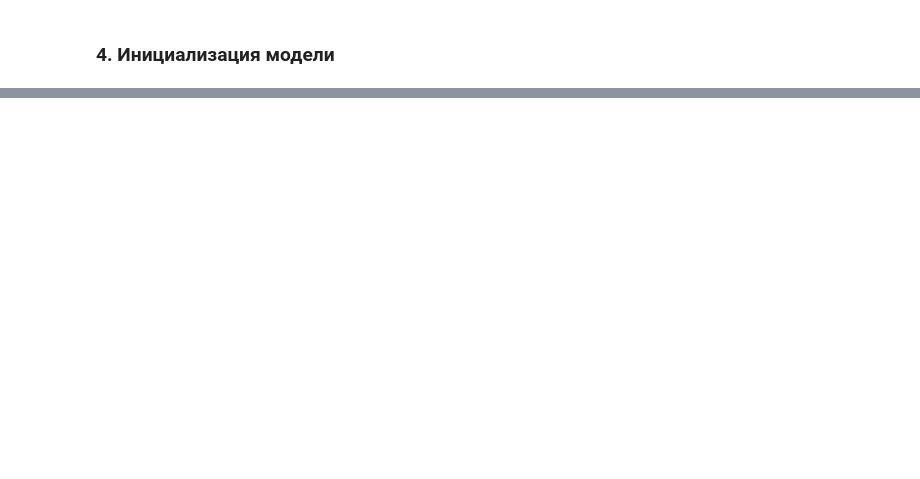
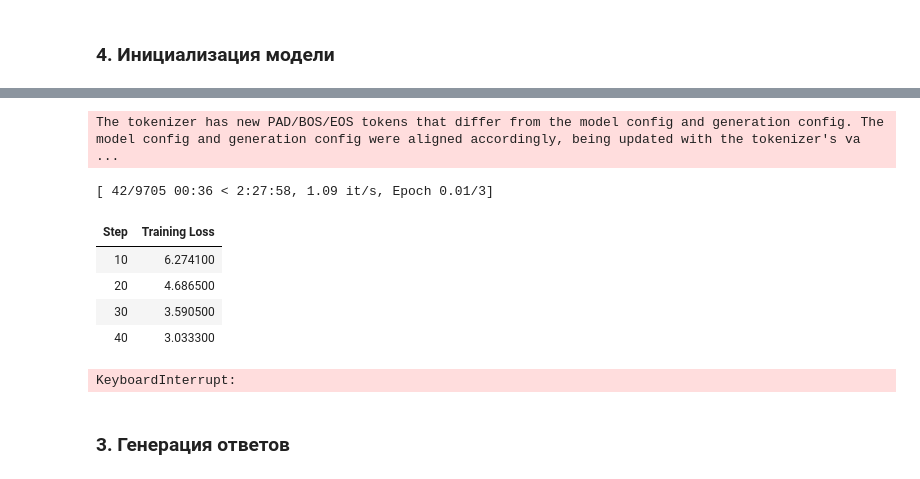
Before and after one commit to di049/LLM_pretrain_and_SFT, a Jupyter notebook: solution.ipynb, the cells around one changed output, grey strips where cells are left out. Drawn from its saved outputs; the diff is of its cells as text; code cells hidden in the pictures; blank space fills up the shorter version.

```diff
--- a/solution.ipynb
+++ b/solution.ipynb
@@ -217,0 +324,4 @@ TypeError: pad(): argument 'input' (position 1) must be Tensor, not tokenizers.E
+# %%
+model_name = "Qwen/Qwen2.5-0.5B"
+model = AutoModelForCausalLM.from_pretrained(model_name)
+tokenizer = AutoTokenizer.from_pretrained(model_name, use_fast=True)
@@ -217,0 +348,50 @@ TypeError: pad(): argument 'input' (position 1) must be Tensor, not tokenizers.E
+# %%
+lora_config = LoraConfig(
+    r=16,
+    lora_alpha=32,
+    target_modules=["q_proj", "k_proj", "v_proj", "o_proj", "gate_proj", "up_proj", "down_proj"],
+    lora_dropout=0.05,
+    bias="none",
+    task_type="CAUSAL_LM",
+)
+
+training_args = TrainingArguments(
+    output_dir="./qwen2.5-0.5b-alpaca",
+    overwrite_output_dir=True,
+    num_train_epochs=3,
+    per_device_train_batch_size=4,
+    per_device_eval_batch_size=4,
+    gradient_accumulation_steps=4,
+    warmup_steps=100,
+    learning_rate=2e-4,
+    bf16=True,
+    logging_steps=10,
+    save_steps=500,
+    eval_steps=500,
+    save_total_limit=2,
+    load_best_model_at_end=False,
+    report_to=None,
+    ddp_find_unused_parameters=False,
+)
+
+trainer = SFTTrainer(
+    model=model,
+    args=training_args,
+    train_dataset=alpaca_dataset,
+    peft_config=lora_config,
+)
+
+trainer.train()
+
+trainer.save_model()
+# %% [output]
+The tokenizer has new PAD/BOS/EOS tokens that differ from the model config and generation config. The model config and generation config were aligned accordingly, being updated with the tokenizer's va ...
+[ 42/9705 00:36 < 2:27:58, 1.09 it/s, Epoch 0.01/3]
+| Step | Training Loss |
+| 10 | 6.274100 |
+| 20 | 4.686500 |
+| 30 | 3.590500 |
+| 40 | 3.033300 |
+KeyboardInterrupt:
+# %% [markdown]
+### 3. Генерация ответов
```
Also changed, not shown: parts of 24 cells of this notebook.
